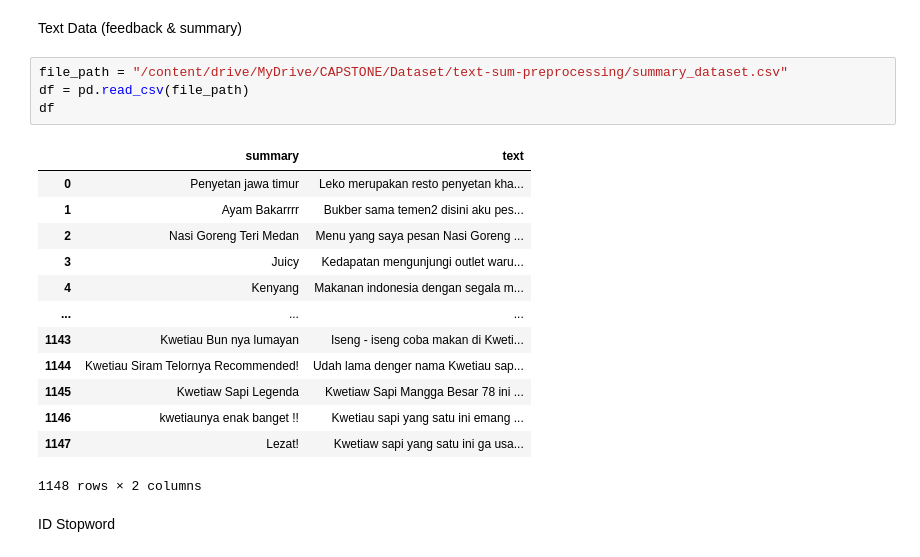
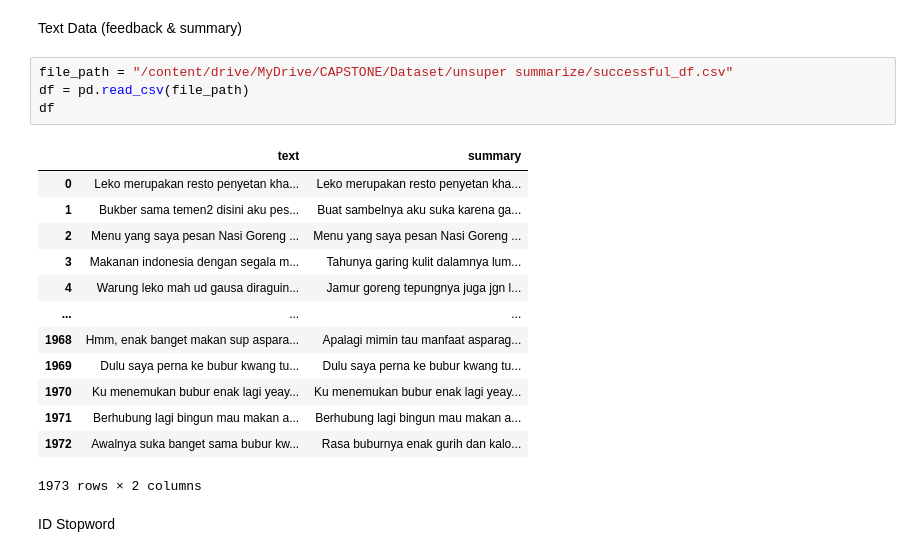
Before and after one commit to Feed-Picker/Machine-Learning, a Jupyter notebook: text_summarization_lstm.ipynb, the cells around one changed output. Drawn from its saved outputs; the diff is of its cells as text.

```diff
--- a/text_summarization_lstm.ipynb
+++ b/text_summarization_lstm.ipynb
@@ -51,23 +49,23 @@ warnings.filterwarnings("ignore")
 # %% [markdown]
 Text Data (feedback & summary)
 # %%
-file_path = "/content/drive/MyDrive/CAPSTONE/Dataset/text-sum-preprocessing/summary_dataset.csv"
+file_path = "/content/drive/MyDrive/CAPSTONE/Dataset/unsuper summarize/successful_df.csv"
 df = pd.read_csv(file_path)
 df
 # %% [output]
-|  | summary | text |
-| 0 | Penyetan jawa timur | Leko merupakan resto penyetan kha... |
-| 1 | Ayam Bakarrrr | Bukber sama temen2 disini aku pes... |
-| 2 | Nasi Goreng Teri Medan | Menu yang saya pesan Nasi Goreng ... |
-| 3 | Juicy | Kedapatan mengunjungi outlet waru... |
-| 4 | Kenyang | Makanan indonesia dengan segala m... |
+|  | text | summary |
+| 0 | Leko merupakan resto penyetan kha... | Leko merupakan resto penyetan kha... |
+| 1 | Bukber sama temen2 disini aku pes... | Buat sambelnya aku suka karena ga... |
+| 2 | Menu yang saya pesan Nasi Goreng ... | Menu yang saya pesan Nasi Goreng ... |
+| 3 | Makanan indonesia dengan segala m... | Tahunya garing kulit dalamnya lum... |
+| 4 | Warung leko mah ud gausa diraguin... | Jamur goreng tepungnya juga jgn l... |
 | ... | ... | ... |
-| 1143 | Kwetiau Bun nya lumayan | Iseng - iseng coba makan di Kweti... |
-| 1144 | Kwetiau Siram Telornya Recommended! | Udah lama denger nama Kwetiau sap... |
-| 1145 | Kwetiaw Sapi Legenda | Kwetiaw Sapi Mangga Besar 78 ini ... |
-| 1146 | kwetiaunya enak banget !! | Kwetiau sapi yang satu ini emang ... |
-| 1147 | Lezat! | Kwetiaw sapi yang satu ini ga usa... |
+| 1968 | Hmm, enak banget makan sup aspara... | Apalagi mimin tau manfaat asparag... |
+| 1969 | Dulu saya perna ke bubur kwang tu... | Dulu saya perna ke bubur kwang tu... |
+| 1970 | Ku menemukan bubur enak lagi yeay... | Ku menemukan bubur enak lagi yeay... |
+| 1971 | Berhubung lagi bingun mau makan a... | Berhubung lagi bingun mau makan a... |
+| 1972 | Awalnya suka banget sama bubur kw... | Rasa buburnya enak gurih dan kalo... |
-1148 rows × 2 columns
+1973 rows × 2 columns
 # %% [markdown]
 ID Stopword
 # %%
```
Also changed, not shown: parts of 29 cells of this notebook.
